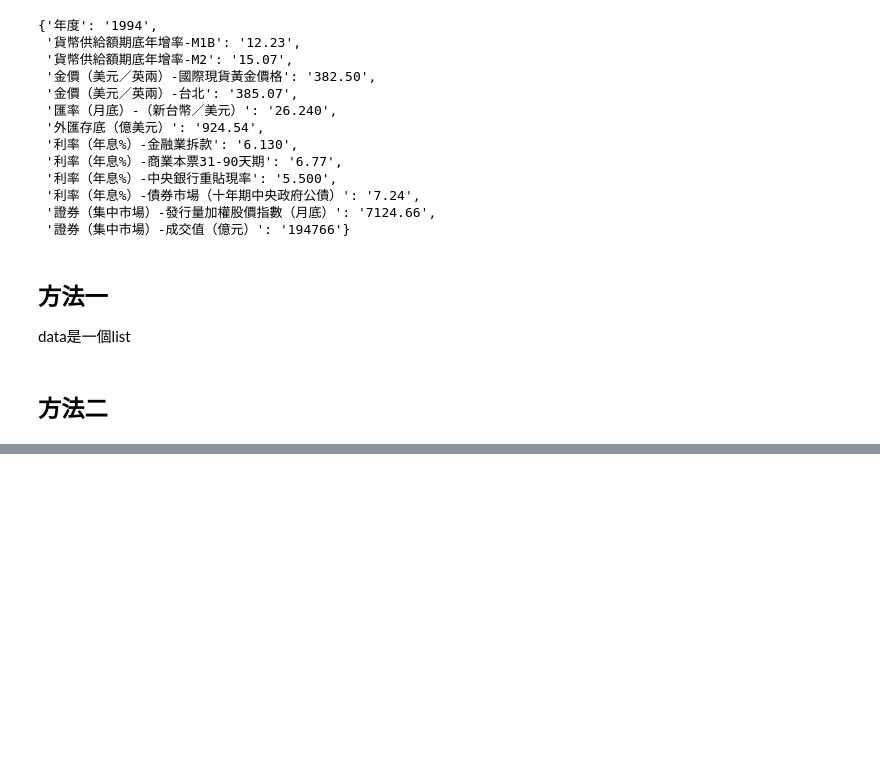
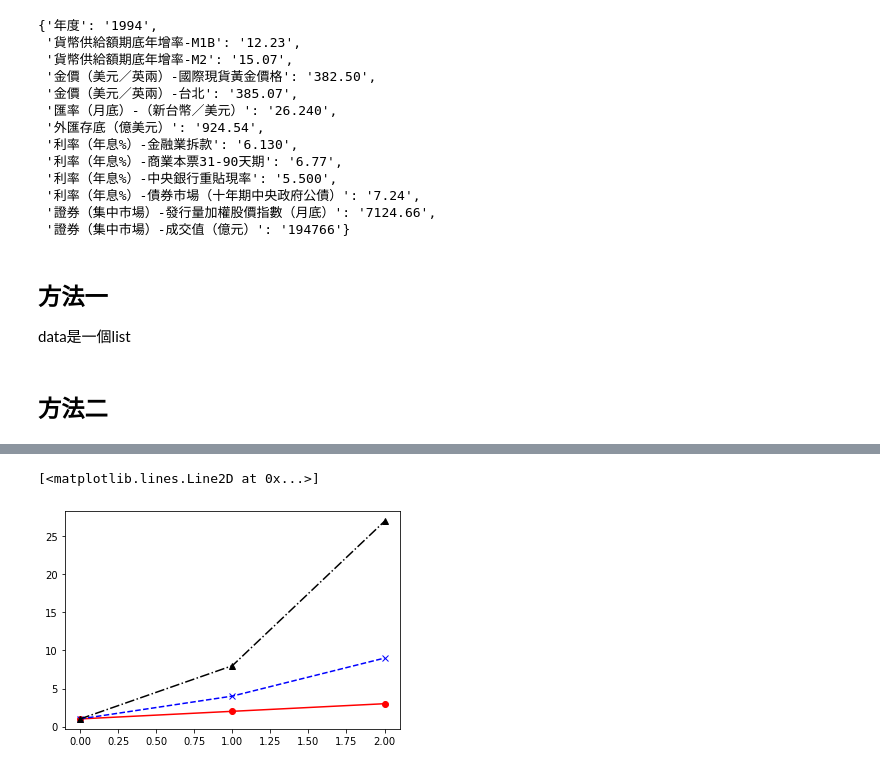
Before and after one commit to dong-han-lee/20230205-Python-Data-Analysis, a Jupyter notebook: 20230219.ipynb, the cells around one changed output, grey strips where cells are left out. Cells and saved outputs as stored; diff of their text form; code cells hidden in the pictures; blank space fills up the shorter version.

```diff
--- a/20230219.ipynb
+++ b/20230219.ipynb
@@ -83,0 +125,3 @@ for i in range(len(data)):
+# %%
+x1 = np.array(x)
+y1 = np.array(y)
@@ -83,0 +352,7 @@ for i in range(len(data)):
+# %%
+plt.plot(x1, "ro-")
+plt.plot(x1**2, "bx--")
+plt.plot(x1**3, "k^-.")
+# %% [output]
+[<matplotlib.lines.Line2D at 0x...>]
+[figure, added]
```
Also changed, not shown: parts of 134 cells of this notebook.
